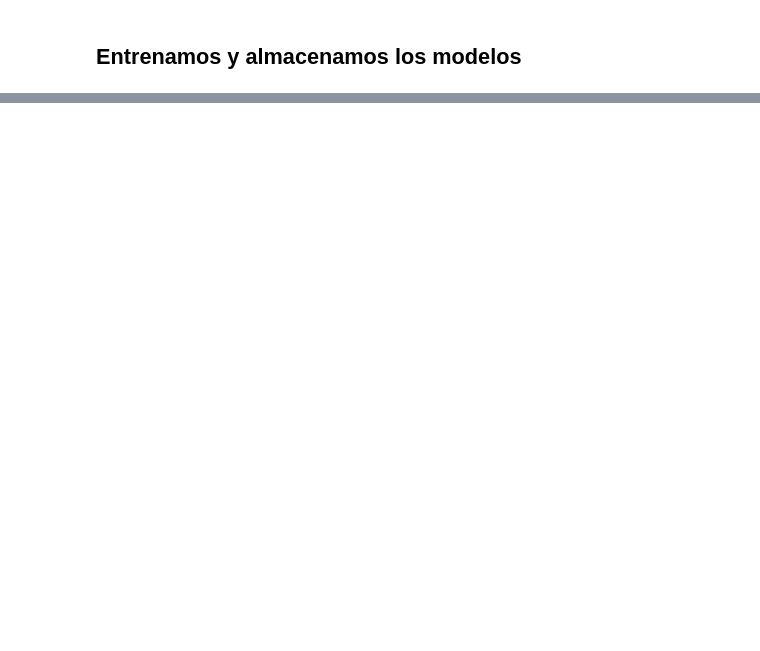
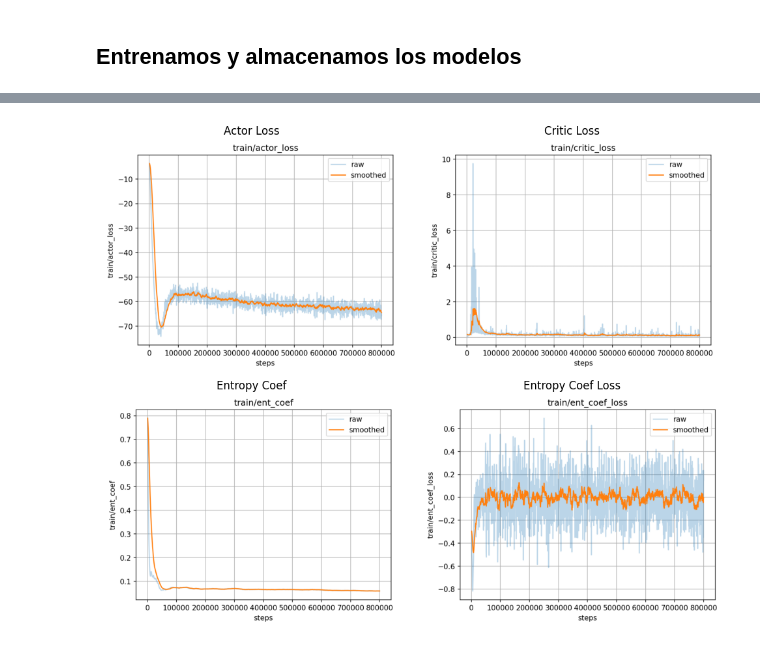
Before and after one commit to nolantannion/pyIA, a Jupyter notebook: RL_sac/potenciales_entrenamiento.ipynb, the cells around one changed output, grey strips where cells are left out. Cells and saved outputs as stored; diff of their text form; code cells hidden in the pictures; blank space fills up the shorter version.

```diff
--- a/RL_sac/potenciales_entrenamiento.ipynb
+++ b/RL_sac/potenciales_entrenamiento.ipynb
@@ -401,0 +437,31 @@ model_sac.learn(
+# %%
+import matplotlib.pyplot as plt
+import matplotlib.image as mpimg
+
+paths = [
+    r"C:\\Users\\nol4n\\Documents\\pyIA\\modelos_logs\\plots\\sac_v1\\train_actor_loss.png",
+    r"C:\\Users\\nol4n\\Documents\\pyIA\\modelos_logs\\plots\\sac_v1\\train_critic_loss.png",
+    r"C:\\Users\\nol4n\\Documents\\pyIA\\modelos_logs\\plots\\sac_v1\\train_ent_coef.png",
+    r"C:\\Users\\nol4n\\Documents\\pyIA\\modelos_logs\\plots\\sac_v1\\train_ent_coef_loss.png",
+]
+
+titles = [
+    "Actor Loss",
+    "Critic Loss",
+    "Entropy Coef",
+    "Entropy Coef Loss"
+]
+
+fig, axes = plt.subplots(2, 2, figsize=(10, 8))
+
+for i, ax in enumerate(axes.flat):
+    img = mpimg.imread(paths[i])
+    ax.imshow(img)
+    ax.set_title(titles[i])
+    ax.axis("off")
+
+plt.tight_layout()
+plt.savefig(r"Panel.png", dpi=200)
+plt.show()
+# %% [output]
+[figure, added]
```
Also changed, not shown: parts of 12 cells of this notebook, 3 other files.
